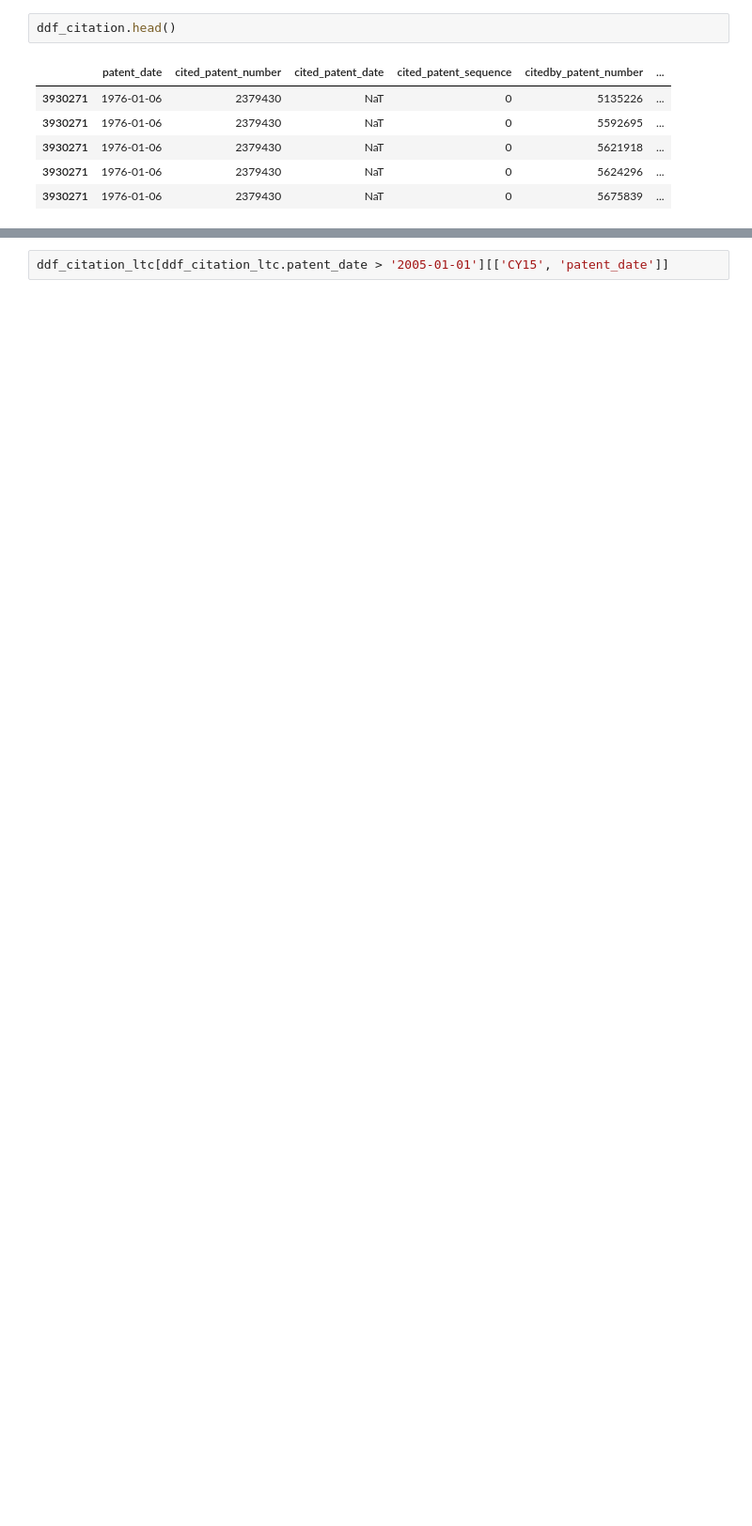
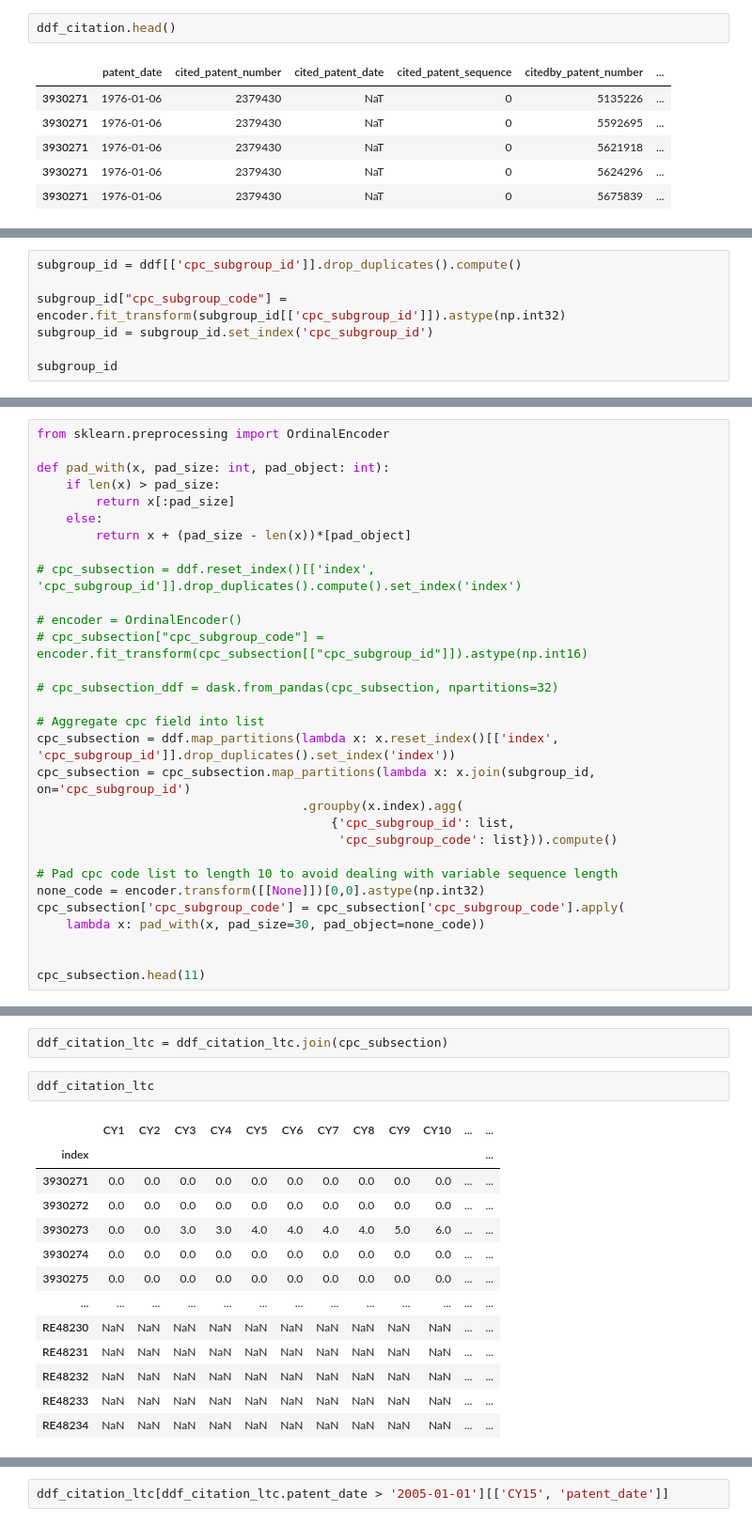
Before and after one commit to boreshkinai/patent-analysis, a Jupyter notebook: PatentsEDA-API.ipynb, the cells around one changed output, grey strips where cells are left out. Shown at 94% size. Saved outputs shown, nothing was run; the diff lists cells and outputs as text; blank space fills up the shorter version.

```diff
--- a/PatentsEDA-API.ipynb
+++ b/PatentsEDA-API.ipynb
@@ -736,0 +751,7 @@ distributed.nanny - WARNING - Restarting worker
+# %%
+subgroup_id = ddf[['cpc_subgroup_id']].drop_duplicates().compute()
+
+subgroup_id["cpc_subgroup_code"] = encoder.fit_transform(subgroup_id[['cpc_subgroup_id']]).astype(np.int32)
+subgroup_id = subgroup_id.set_index('cpc_subgroup_id')
+
+subgroup_id
@@ -736,0 +773,30 @@ distributed.nanny - WARNING - Restarting worker
+# %%
+from sklearn.preprocessing import OrdinalEncoder
+
+def pad_with(x, pad_size: int, pad_object: int):
+    if len(x) > pad_size:
+        return x[:pad_size]
+    else:
+        return x + (pad_size - len(x))*[pad_object]
+
+# cpc_subsection = ddf.reset_index()[['index', 'cpc_subgroup_id']].drop_duplicates().compute().set_index('index')
+
+# encoder = OrdinalEncoder()
+# cpc_subsection["cpc_subgroup_code"] = encoder.fit_transform(cpc_subsection[["cpc_subgroup_id"]]).astype(np.int16)
+
+# cpc_subsection_ddf = dask.from_pandas(cpc_subsection, npartitions=32)
+
+# Aggregate cpc field into list
+cpc_subsection = ddf.map_partitions(lambda x: x.reset_index()[['index', 'cpc_subgroup_id']].drop_duplicates().set_index('index'))
+cpc_subsection = cpc_subsection.map_partitions(lambda x: x.join(subgroup_id, on='cpc_subgroup_id')
+                                    .groupby(x.index).agg(
+                                        {'cpc_subgroup_id': list,
+                                         'cpc_subgroup_code': list})).compute()
+
+# Pad cpc code list to length 10 to avoid dealing with variable sequence length
+none_code = encoder.transform([[None]])[0,0].astype(np.int32)
+cpc_subsection['cpc_subgroup_code'] = cpc_subsection['cpc_subgroup_code'].apply(
+    lambda x: pad_with(x, pad_size=30, pad_object=none_code))
+
+
+cpc_subsection.head(11)
@@ -736,0 +876,18 @@ distributed.nanny - WARNING - Restarting worker
+# %%
+ddf_citation_ltc = ddf_citation_ltc.join(cpc_subsection)
+# %%
+ddf_citation_ltc
+# %% [output]
+|  | CY1 | CY2 | CY3 | CY4 | CY5 | CY6 | CY7 | CY8 | CY9 | CY10 | ... | ... |
+| index |  |  |  |  |  |  |  |  |  |  |  | ... |
+| 3930271 | 0.0 | 0.0 | 0.0 | 0.0 | 0.0 | 0.0 | 0.0 | 0.0 | 0.0 | 0.0 | ... | ... |
+| 3930272 | 0.0 | 0.0 | 0.0 | 0.0 | 0.0 | 0.0 | 0.0 | 0.0 | 0.0 | 0.0 | ... | ... |
+| 3930273 | 0.0 | 0.0 | 3.0 | 3.0 | 4.0 | 4.0 | 4.0 | 4.0 | 5.0 | 6.0 | ... | ... |
+| 3930274 | 0.0 | 0.0 | 0.0 | 0.0 | 0.0 | 0.0 | 0.0 | 0.0 | 0.0 | 0.0 | ... | ... |
+| 3930275 | 0.0 | 0.0 | 0.0 | 0.0 | 0.0 | 0.0 | 0.0 | 0.0 | 0.0 | 0.0 | ... | ... |
+| ... | ... | ... | ... | ... | ... | ... | ... | ... | ... | ... | ... | ... |
+| RE48230 | NaN | NaN | NaN | NaN | NaN | NaN | NaN | NaN | NaN | NaN | ... | ... |
+| RE48231 | NaN | NaN | NaN | NaN | NaN | NaN | NaN | NaN | NaN | NaN | ... | ... |
+| RE48232 | NaN | NaN | NaN | NaN | NaN | NaN | NaN | NaN | NaN | NaN | ... | ... |
+| RE48233 | NaN | NaN | NaN | NaN | NaN | NaN | NaN | NaN | NaN | NaN | ... | ... |
+| RE48234 | NaN | NaN | NaN | NaN | NaN | NaN | NaN | NaN | NaN | NaN | ... | ... |
```
Also changed, not shown: parts of 15 cells of this notebook.
